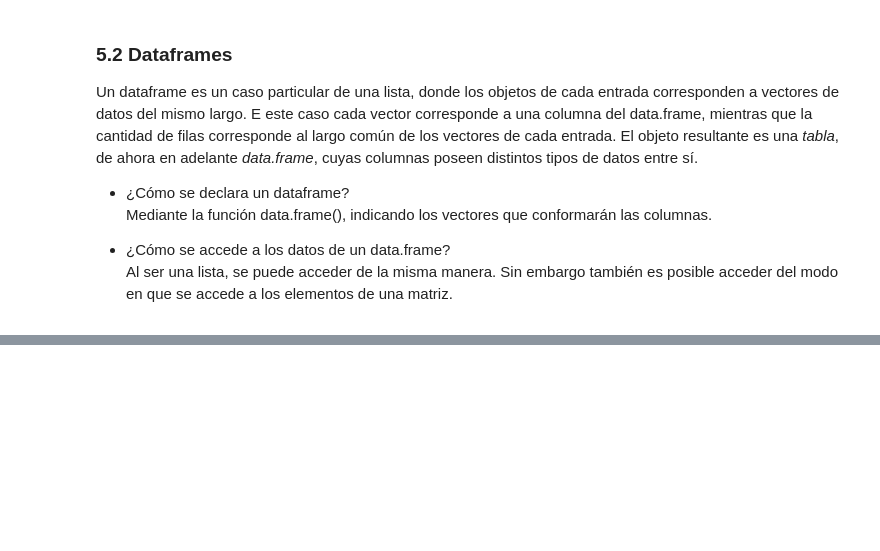
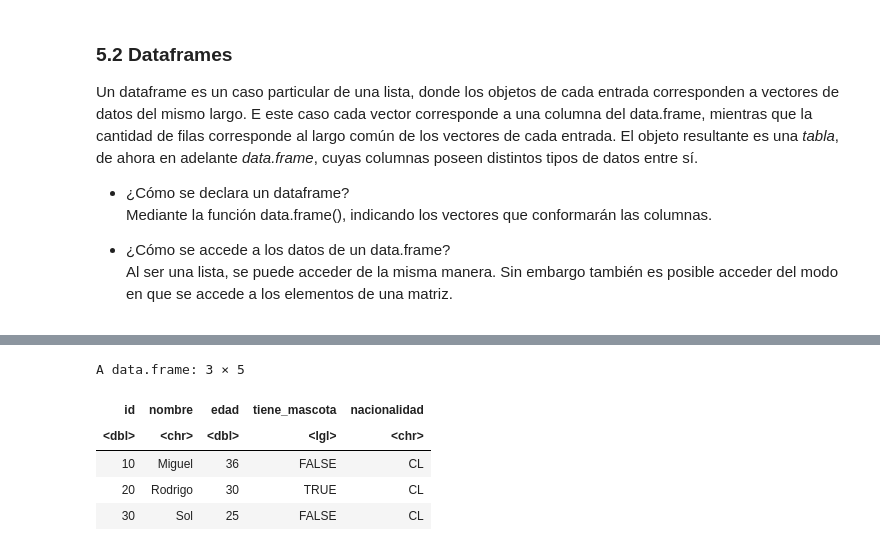
Before and after one commit to majorquev/DBDC_202507_Programacion_en_R_para_ciencia_de_datos, a Jupyter notebook: Clases/Clase2/Clase_2_02_listas_y_dataframes.ipynb, the cells around one changed output, grey strips where cells are left out. Cells and saved outputs as stored; diff of their text form; code cells hidden in the pictures; blank space fills up the shorter version.

```diff
--- a/Clases/Clase2/Clase_2_02_listas_y_dataframes.ipynb
+++ b/Clases/Clase2/Clase_2_02_listas_y_dataframes.ipynb
@@ -199,4 +460,8 @@ Un dataframe es un caso particular de una lista, donde los objetos de cada entra
 # %%
 # 5.2 Dataframes ----------
 # Ejemplo sencillo de definición de un data.frame
-# recordar que 1:3 es lo mismo que c(1,2,3)
+# recordar que 1:3 es lo mismo que c(10,20,30)
+
+df <- data.frame(id = c(10,20,30),
+                 nombre = c("Miguel", "Rodrigo", "Sol"),
+                 edad = c(36,30, 25))
@@ -212,2 +553,3 @@ Un dataframe es un caso particular de una lista, donde los objetos de cada entra
 # %%
 #Podemos crear nuevas columnas , del mismmo modo que creamos "slots" en una lista
+df$tiene_mascota <- c(F,T,F)
@@ -214,2 +565,13 @@ Un dataframe es un caso particular de una lista, donde los objetos de cada entra
+# %%
+df[["nacionalidad"]] <- "CL"
+# %%
+df
+# %% [output]
+A data.frame: 3 × 5
+| id | nombre | edad | tiene_mascota | nacionalidad |
+| <dbl> | <chr> | <dbl> | <lgl> | <chr> |
+| 10 | Miguel | 36 | FALSE | CL |
+| 20 | Rodrigo | 30 | TRUE | CL |
+| 30 | Sol | 25 | FALSE | CL |
 # %%
 # podemos seleccionar más de una columna a la vez. Ej: seleccionar col1y col3
```
Also changed, not shown: parts of 48 cells of this notebook.
